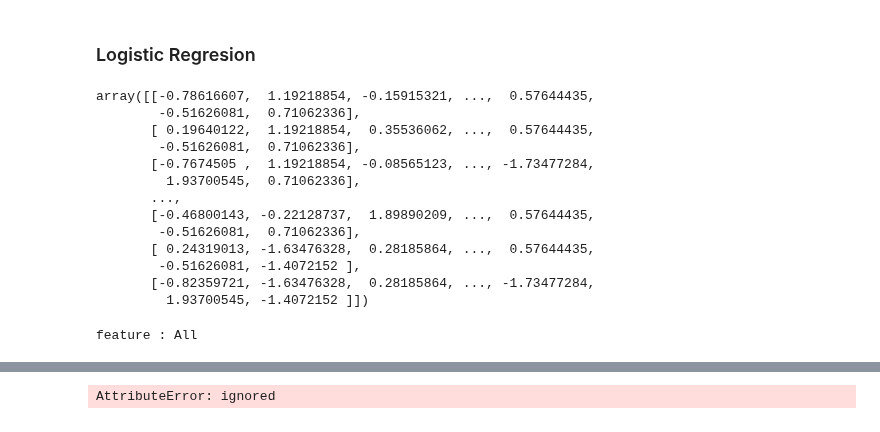
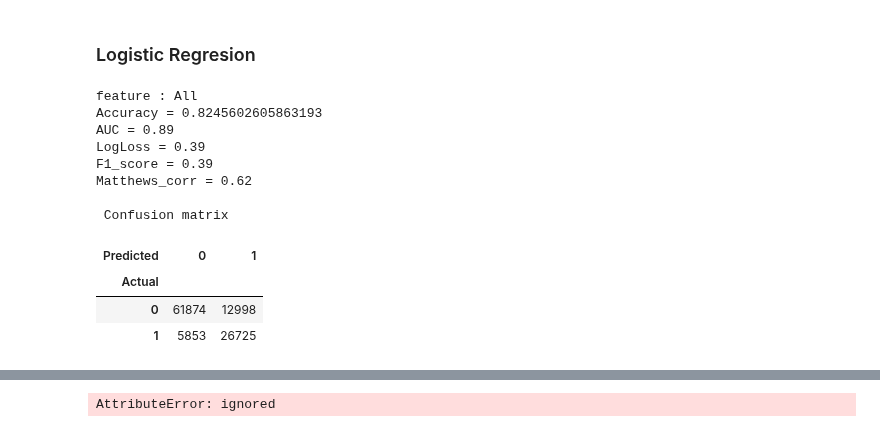
Before and after one commit to alejandromanas/GoogleColab_public, a Jupyter notebook: bookings/code/bookings.ipynb, the cells around one changed output, grey strips where cells are left out. Drawn from its saved outputs; the diff is of its cells as text; code cells hidden in the pictures.

```diff
--- a/bookings/code/bookings.ipynb
+++ b/bookings/code/bookings.ipynb
@@ -348,6 +329,14 @@ def clf_metrics(X,y,model):
   print('Matthews_corr = %0.2f' % matthews_corr)
   #return y_pred,y_prob
 
+X=[]
+y=[]
+Z=[]
+
+
+X=df_data.loc[:, df_data.columns != 'IsCanceled'] #Features
+y=df_data['IsCanceled'] #Outcome
+Z=df_data.copy() #all data
 
 #dummification
 
@@ -362,20 +351,6 @@ X = sscaler.transform(X)
 
 X_train, X_test, y_train, y_test = train_test_split(X, y, test_size=0.10, random_state=42)
 y_train= y_train.to_numpy().ravel()
-# %% [output]
-array([[-0.78616607,  1.19218854, -0.15915321, ...,  0.57644435,
-        -0.51626081,  0.71062336],
-       [ 0.19640122,  1.19218854,  0.35536062, ...,  0.57644435,
-        -0.51626081,  0.71062336],
-       [-0.7674505 ,  1.19218854, -0.08565123, ..., -1.73477284,
-         1.93700545,  0.71062336],
-       ...,
-       [-0.46800143, -0.22128737,  1.89890209, ...,  0.57644435,
-        -0.51626081,  0.71062336],
-       [ 0.24319013, -1.63476328,  0.28185864, ...,  0.57644435,
-        -0.51626081, -1.4072152 ],
-       [-0.82359721, -1.63476328,  0.28185864, ..., -1.73477284,
-         1.93700545, -1.4072152 ]])
 # %%
 # Lead Time
 
@@ -397,20 +372,32 @@ pd.crosstab(y_pred, y_train, rownames=['Actual'], colnames=['Predicted'])
 # %%
 # ALL features
 
 feature = 'All'
 
 print('feature :',feature)
 
-clf = LogisticRegression(random_state=0, solver='lbfgs',max_iter=2000)
+clf = LogisticRegression(random_state=0, solver='lbfgs',max_iter=1000)
 clf=clf.fit(X_train,y_train)
 y_pred = clf.predict(X_train)
 
-print('coefficient:',clf.coef_)
-print('intercept:',clf.intercept_)
+#print('coefficient:',clf.coef_)
+#print('intercept:',clf.intercept_)
 
-y_pred.shape
+#y_pred.shape
+
 clf_metrics(X_train,y_train,clf)
 print('\n Confusion matrix')
 pd.crosstab(y_pred, y_train, rownames=['Actual'], colnames=['Predicted'])
 # %% [output]
 feature : All
+Accuracy = 0.8245602605863193
+AUC = 0.89
+LogLoss = 0.39
+F1_score = 0.39
+Matthews_corr = 0.62
+
+ Confusion matrix
+| Predicted | 0 | 1 |
+| Actual |  |  |
+| 0 | 61874 | 12998 |
+| 1 | 5853 | 26725 |
```
Also changed, not shown: parts of 4 cells of this notebook.
